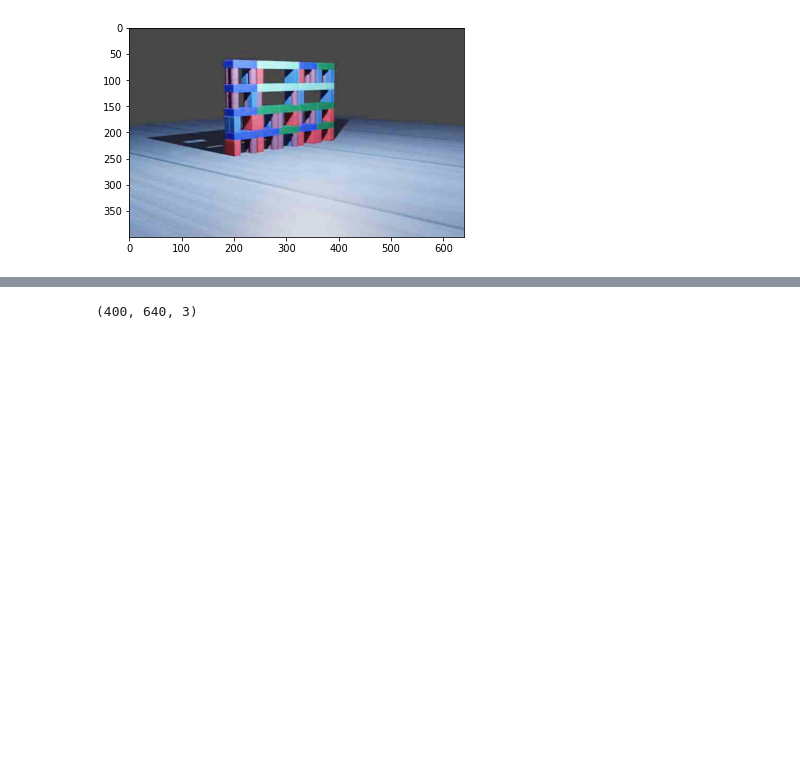
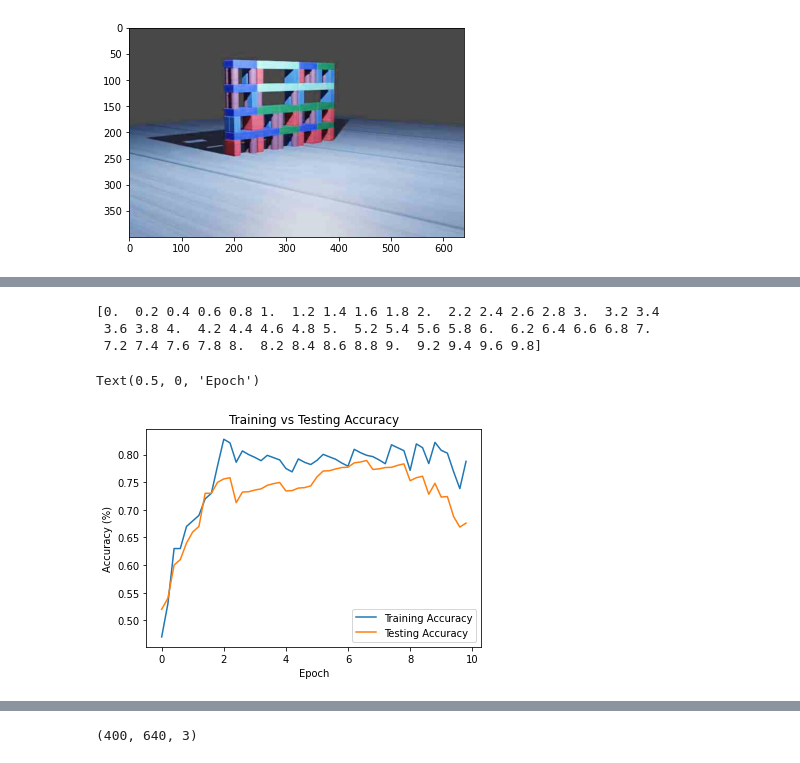
Before and after one commit to G-Gautam/AIFinalProject, a Jupyter notebook: christine.ipynb, the cells around one changed output, grey strips where cells are left out. Drawn from its saved outputs; the diff is of its cells as text; code cells hidden in the pictures; blank space fills up the shorter version.

```diff
--- a/christine.ipynb
+++ b/christine.ipynb
@@ -58,0 +159,37 @@ plt.imshow(img)
+# %%
+epochs = np.arange(0,10,0.2)
+print(epochs)
+fig,ax = plt.subplots(1)
+import random
+training = [0.47,0.53,0.63,0.63,0.67,0.68,0.69,0.72,0.73,0.78]
+testing = [0.52,0.54,0.60,0.61,0.64,0.66,0.67,0.73,0.73,0.75]
+
+for i in range(10,50):
+    # if i%2==0:
+    #     continue
+    # else:
+    if i%3==0 or random.randint(0, 1)==1 and (testing[i-1]>0.76) or (training[i-1]>0.79 ):
+        # training.append(training[i-1]-random.uniform(0.004, 0.007))
+        if random.randint(0, 3)==1:
+            training.append(training[i-1]-random.uniform(0.001, 0.04))
+            testing.append(testing[i-1]-random.uniform(0.005, 0.05))
+        else:
+            training.append(training[i-1]-random.uniform(0.004, 0.007))
+            testing.append(testing[i-1]+random.uniform(0.0005, 0.004))
+    else:
+        training.append(training[i-1]+random.uniform(0.004, 0.06))
+        testing.append(testing[i-1]+random.uniform(0.0001, 0.02))
+
+ax.plot(epochs,training, label='Training Accuracy',)
+
+ax.plot(epochs,testing,label='Testing Accuracy',)
+plt.title('Training vs Testing Accuracy')
+ax.legend(loc='lower right')
+ax.set_ylabel('Accuracy (%)')
+ax.set_xlabel('Epoch')
+# %% [output]
+[0.  0.2 0.4 0.6 0.8 1.  1.2 1.4 1.6 1.8 2.  2.2 2.4 2.6 2.8 3.  3.2 3.4
+ 3.6 3.8 4.  4.2 4.4 4.6 4.8 5.  5.2 5.4 5.6 5.8 6.  6.2 6.4 6.6 6.8 7.
+ 7.2 7.4 7.6 7.8 8.  8.2 8.4 8.6 8.8 9.  9.2 9.4 9.6 9.8]
+Text(0.5, 0, 'Epoch')
+[figure, added]
```
Also changed, not shown: parts of 5 cells of this notebook.
